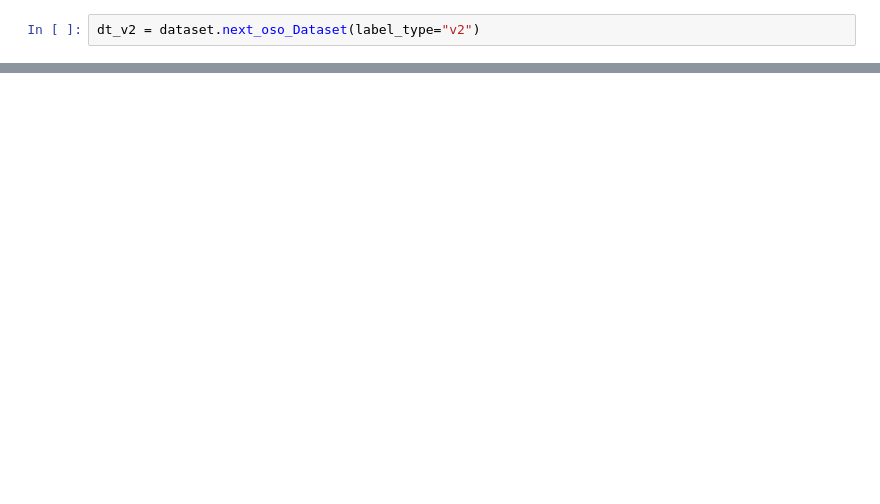
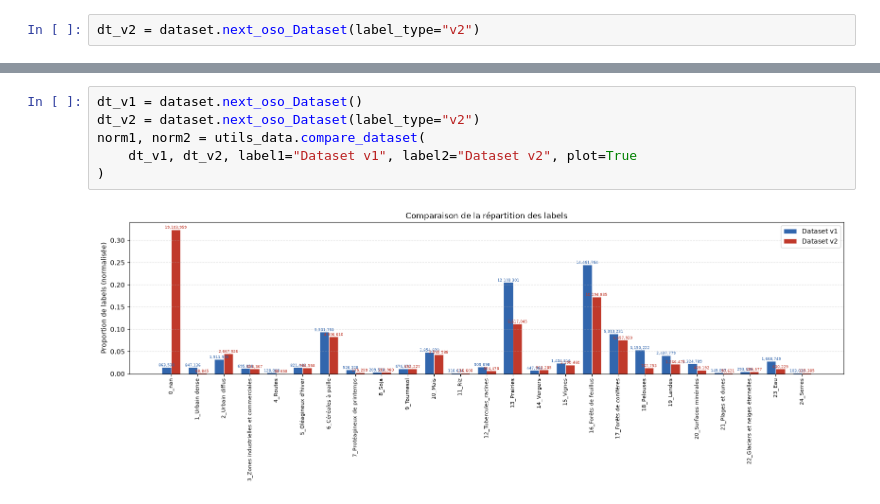
Before and after one commit to hugokerino/next_oso, a Jupyter notebook: data_functions/explore.ipynb, the cells around one changed output, grey strips where cells are left out. Saved outputs shown, nothing was run; the diff lists cells and outputs as text; blank space fills up the shorter version.

```diff
--- a/data_functions/explore.ipynb
+++ b/data_functions/explore.ipynb
@@ -268 +262,9 @@ array([0.32407257, 0.00116786, 0.04525772, 0.01108348, 0.00065578,
 [figure]
+# %%
+dt_v1 = dataset.next_oso_Dataset()
+dt_v2 = dataset.next_oso_Dataset(label_type="v2")
+norm1, norm2 = utils_data.compare_dataset(
+    dt_v1, dt_v2, label1="Dataset v1", label2="Dataset v2", plot=True
+)
+# %% [output]
+[figure, added]
```
Also changed, not shown: parts of 4 cells of this notebook, 6 other files.
